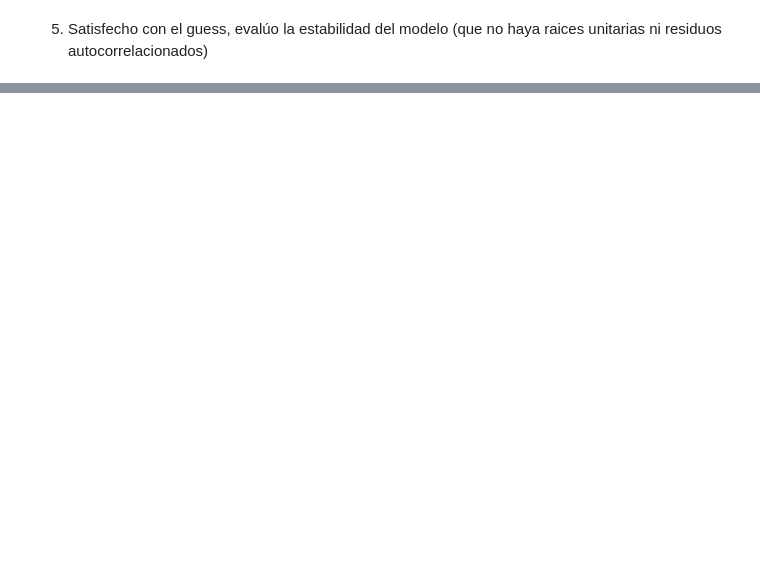
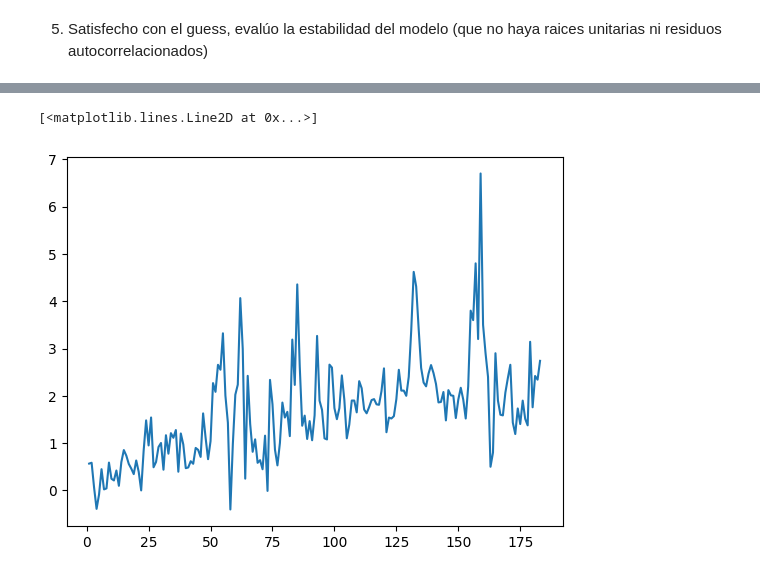
Before and after one commit to felipeaguirre66/UDESA-estocastico, a Jupyter notebook: Clase 10/Parcialito/parcialito.ipynb, the cells around one changed output, grey strips where cells are left out. Cells and saved outputs as stored; diff of their text form; code cells hidden in the pictures; blank space fills up the shorter version.

```diff
--- a/Clase 10/Parcialito/parcialito.ipynb
+++ b/Clase 10/Parcialito/parcialito.ipynb
@@ -360,0 +506,3 @@ print(result_var.test_causality("RBER_AR_sd6", ["RBER_AR_detrended"], kind="f"))
+# %%
+df = pd.read_excel("../../Clase 7/Precios_y_Dinero.xlsx").rename({'M ': 'M'}, axis=1)
+df.head()
@@ -360,0 +516,9 @@ print(result_var.test_causality("RBER_AR_sd6", ["RBER_AR_detrended"], kind="f"))
+# %%
+# Trabajo con inflación y crecimiento monetario
+df['inflacion'] = (df['IPC'] - df['IPC'].shift(1)) / df['IPC'].shift(1) * 100
+df['crec_m'] = (df['M'] - df['M'].shift(1)) / df['M'].shift(1) * 100
+# %%
+plt.plot(df['inflacion'])
+# %% [output]
+[<matplotlib.lines.Line2D at 0x...>]
+[figure, added]
```
Also changed, not shown: parts of 34 cells of this notebook, 4 other files.
